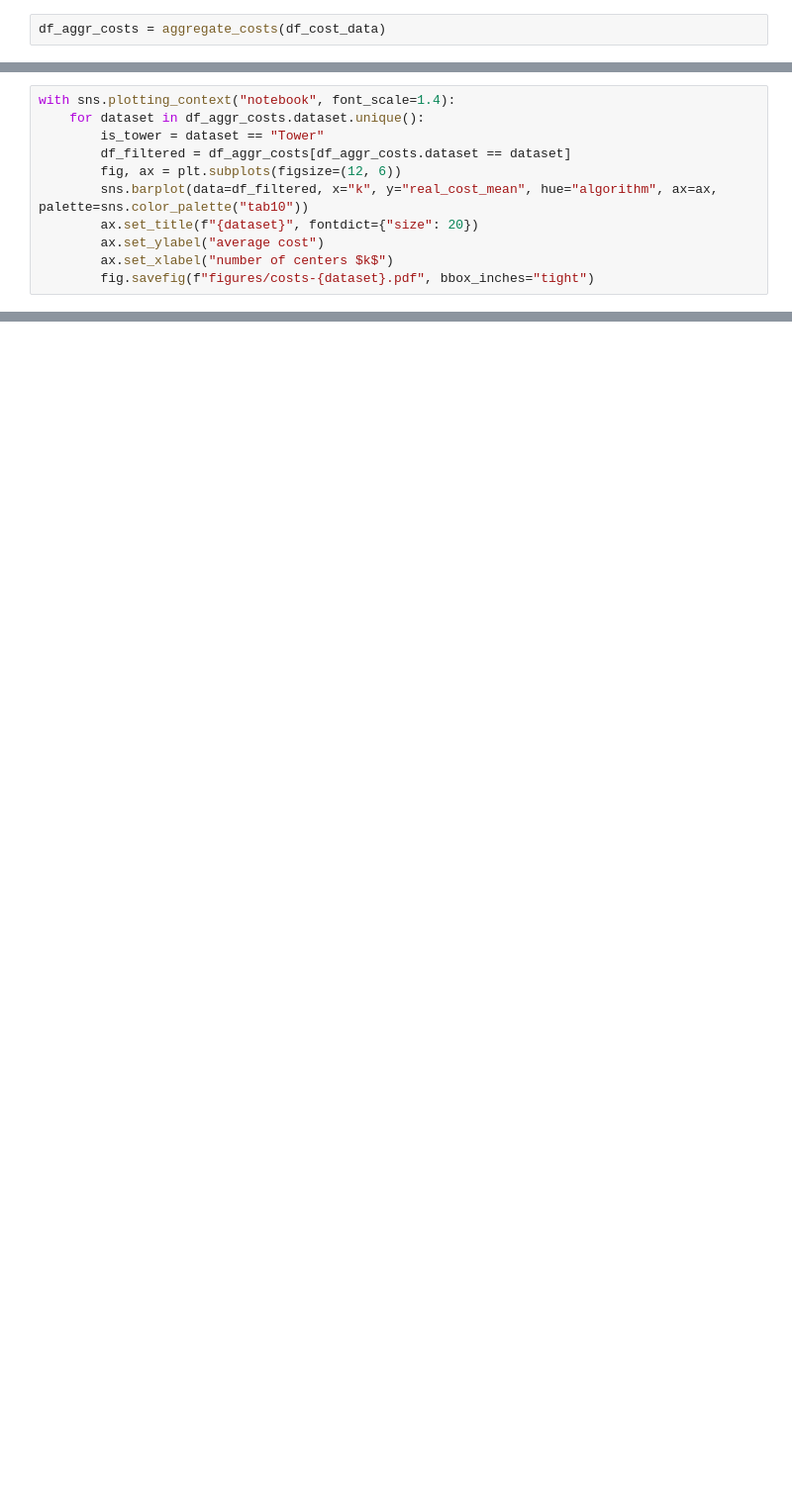
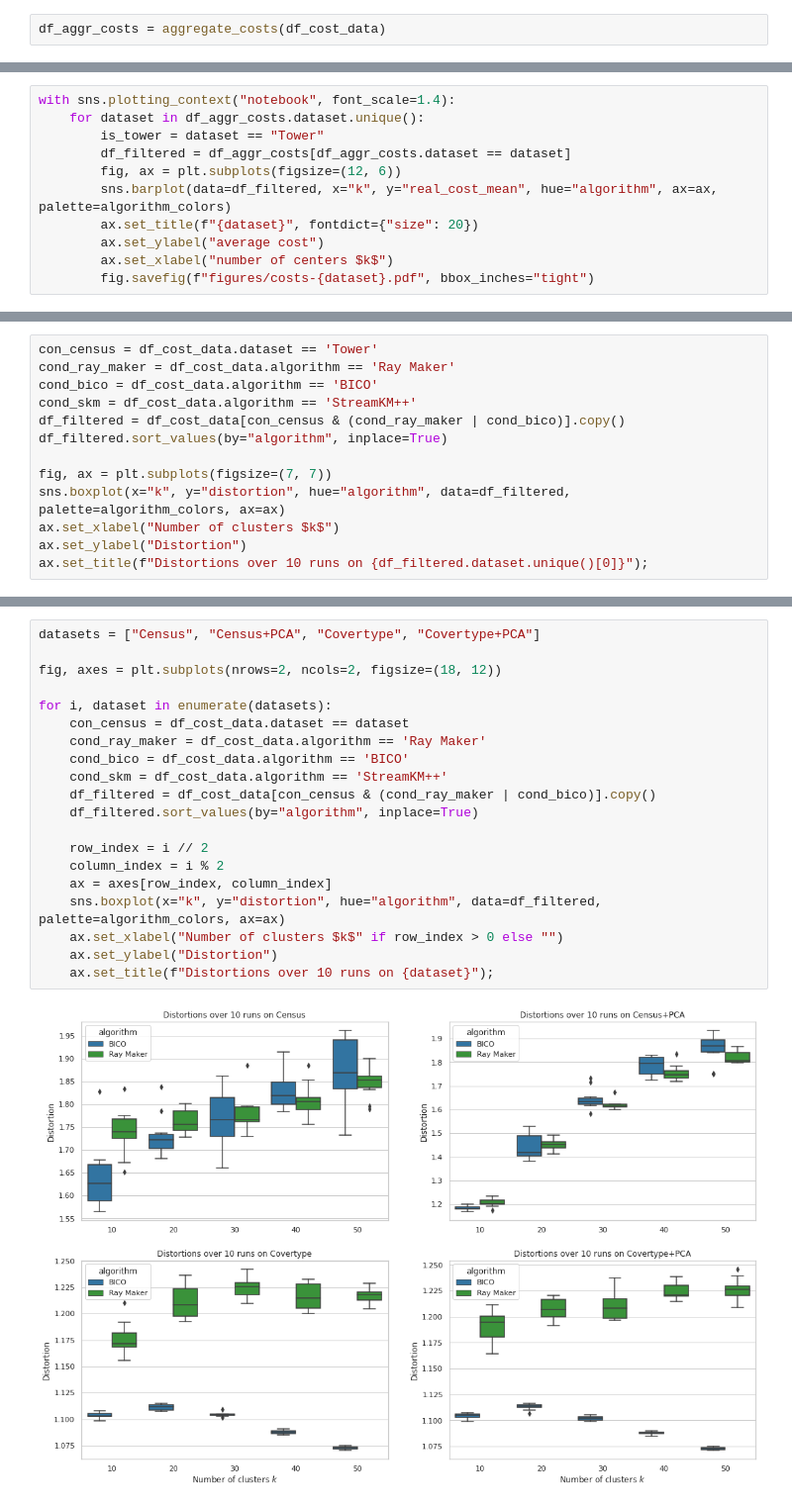
Before and after one commit to sheikhomar/coresets-bench, a Jupyter notebook: pynb/11-combined-results.ipynb, the cells around one changed output, grey strips where cells are left out. Shown: that part at 99% size. Saved outputs shown, nothing was run; the diff lists cells and outputs as text; blank space fills up the shorter version.

```diff
--- a/pynb/11-combined-results.ipynb
+++ b/pynb/11-combined-results.ipynb
@@ -264,7 +251,7 @@ with sns.plotting_context("notebook", font_scale=1.4):
         is_tower = dataset == "Tower"
         df_filtered = df_aggr_costs[df_aggr_costs.dataset == dataset]
         fig, ax = plt.subplots(figsize=(12, 6))
-        sns.barplot(data=df_filtered, x="k", y="real_cost_mean", hue="algorithm", ax=ax, palette=sns.color_palette("tab10"))
+        sns.barplot(data=df_filtered, x="k", y="real_cost_mean", hue="algorithm", ax=ax, palette=algorithm_colors)
         ax.set_title(f"{dataset}", fontdict={"size": 20})
         ax.set_ylabel("average cost")
         ax.set_xlabel("number of centers $k$")
@@ -282,0 +271,13 @@ with sns.plotting_context("notebook", font_scale=1.4):
+# %%
+con_census = df_cost_data.dataset == 'Tower'
+cond_ray_maker = df_cost_data.algorithm == 'Ray Maker'
+cond_bico = df_cost_data.algorithm == 'BICO'
+cond_skm = df_cost_data.algorithm == 'StreamKM++'
+df_filtered = df_cost_data[con_census & (cond_ray_maker | cond_bico)].copy()
+df_filtered.sort_values(by="algorithm", inplace=True)
+
+fig, ax = plt.subplots(figsize=(7, 7))
+sns.boxplot(x="k", y="distortion", hue="algorithm", data=df_filtered, palette=algorithm_colors, ax=ax)
+ax.set_xlabel("Number of clusters $k$")
+ax.set_ylabel("Distortion")
+ax.set_title(f"Distortions over 10 runs on {df_filtered.dataset.unique()[0]}");
@@ -282,0 +286,22 @@ with sns.plotting_context("notebook", font_scale=1.4):
+# %%
+datasets = ["Census", "Census+PCA", "Covertype", "Covertype+PCA"]
+
+fig, axes = plt.subplots(nrows=2, ncols=2, figsize=(18, 12))
+
+for i, dataset in enumerate(datasets):
+    con_census = df_cost_data.dataset == dataset
+    cond_ray_maker = df_cost_data.algorithm == 'Ray Maker'
+    cond_bico = df_cost_data.algorithm == 'BICO'
+    cond_skm = df_cost_data.algorithm == 'StreamKM++'
+    df_filtered = df_cost_data[con_census & (cond_ray_maker | cond_bico)].copy()
+    df_filtered.sort_values(by="algorithm", inplace=True)
+
+    row_index = i // 2
+    column_index = i % 2
+    ax = axes[row_index, column_index]
+    sns.boxplot(x="k", y="distortion", hue="algorithm", data=df_filtered, palette=algorithm_colors, ax=ax)
+    ax.set_xlabel("Number of clusters $k$" if row_index > 0 else "")
+    ax.set_ylabel("Distortion")
+    ax.set_title(f"Distortions over 10 runs on {dataset}");
+# %% [output]
+[figure, added]
```
Also changed, not shown: parts of 9 cells of this notebook.
